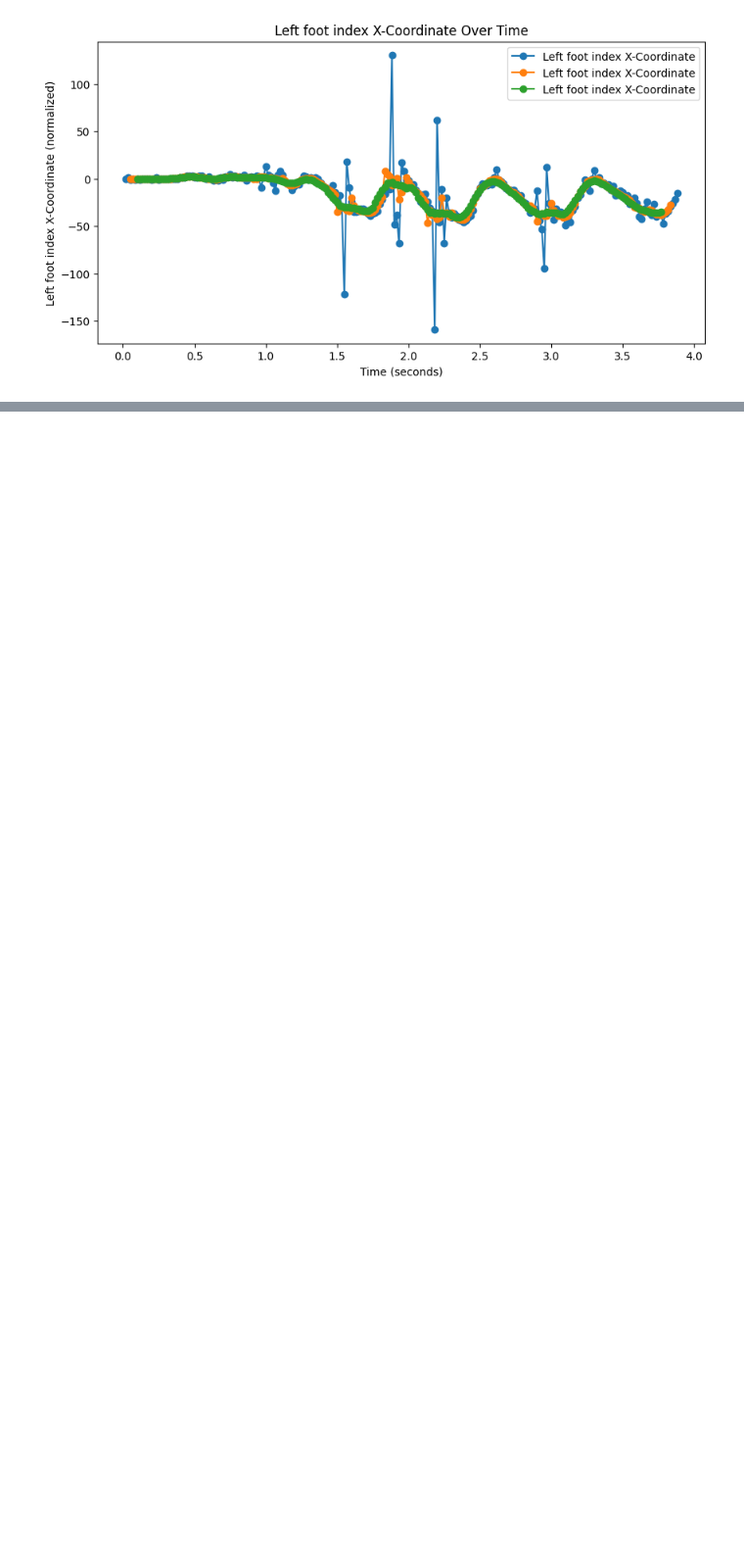
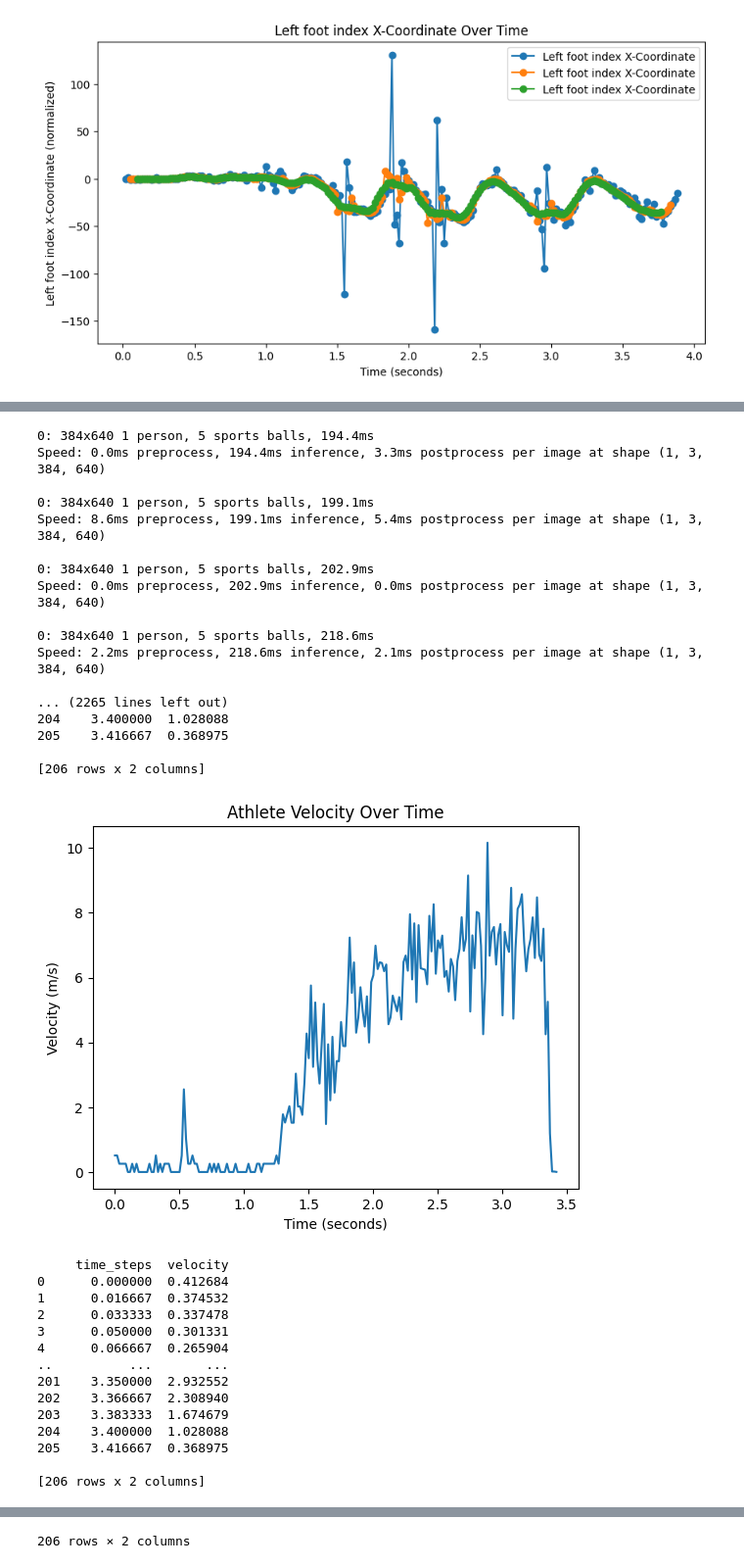
Before and after one commit to mohammedhachoud/HumanPose-Estimation-in-Sport-Analysis, a Jupyter notebook: notebook2.ipynb, the cells around one changed output, grey strips where cells are left out. Shown at 98% size. Drawn from its saved outputs; the diff is of its cells as text; code cells hidden in the pictures; blank space fills up the shorter version.

```diff
--- a/notebook2.ipynb
+++ b/notebook2.ipynb
@@ -747,0 +726,74 @@ class YOLOSegmentation:
+# %%
+import cv2
+import mediapipe as mp
+import copy
+from pipleline_classes.PlatessDetection import PlatesDetection#, My
+from g9 import detee
+import sys
+import os
+
+video_path = 'Data/Videos/20240608_195926.mp4'
+def main(video_path):
+    video_path = video_path
+    model = YOLO('yolov8s.pt')
+    bbox, id, tracks = process_video(video_path)
+    print("tracks: ", tracks)
+    velocities = {}
+    for i in tracks:
+        box, v = calculate_max_horizontal_velocity(tracks[i][2])
+        velocities[i] = v
+
+    max_velocity_id, max_velocity = find_max_velocity(velocities)
+    print(max_velocity_id, max_velocity)
+    print(tracks.keys())
+    print(tracks[max_velocity_id][2], max_velocity)
+    # Initialize MediaPipe Pose and drawing modules
+
+    res,resFull = getPoseEstimation(tracks, max_velocity_id)
+    print('resFull', resFull)
+    sys.path.append(os.path.abspath('subfolder'))
+
+
+    plateDetector = detee(video_path)#PlatesDetection()
+    platesPositions = platesPosition(plateDetector)
+    print(plateDetector)
+    print(platesPositions)
+
+    return Metrics(resFull, video_path)
+
+
+
+main(video_path)
+# %% [output]
+0: 384x640 1 person, 5 sports balls, 194.4ms
+Speed: 0.0ms preprocess, 194.4ms inference, 3.3ms postprocess per image at shape (1, 3, 384, 640)
+
+0: 384x640 1 person, 5 sports balls, 199.1ms
+Speed: 8.6ms preprocess, 199.1ms inference, 5.4ms postprocess per image at shape (1, 3, 384, 640)
+
+0: 384x640 1 person, 5 sports balls, 202.9ms
+Speed: 0.0ms preprocess, 202.9ms inference, 0.0ms postprocess per image at shape (1, 3, 384, 640)
+
+0: 384x640 1 person, 5 sports balls, 218.6ms
+Speed: 2.2ms preprocess, 218.6ms inference, 2.1ms postprocess per image at shape (1, 3, 384, 640)
+
+... (2265 lines left out)
+204    3.400000  1.028088
+205    3.416667  0.368975
+
+[206 rows x 2 columns]
+[figure, added]
+     time_steps  velocity
+0      0.000000  0.412684
+1      0.016667  0.374532
+2      0.033333  0.337478
+3      0.050000  0.301331
+4      0.066667  0.265904
+..          ...       ...
+201    3.350000  2.932552
+202    3.366667  2.308940
+203    3.383333  1.674679
+204    3.400000  1.028088
+205    3.416667  0.368975
+
+[206 rows x 2 columns]
@@ -747,0 +812 @@ class YOLOSegmentation:
+206 rows × 2 columns
```
Also changed, not shown: parts of 25 cells of this notebook, 22 other files.
